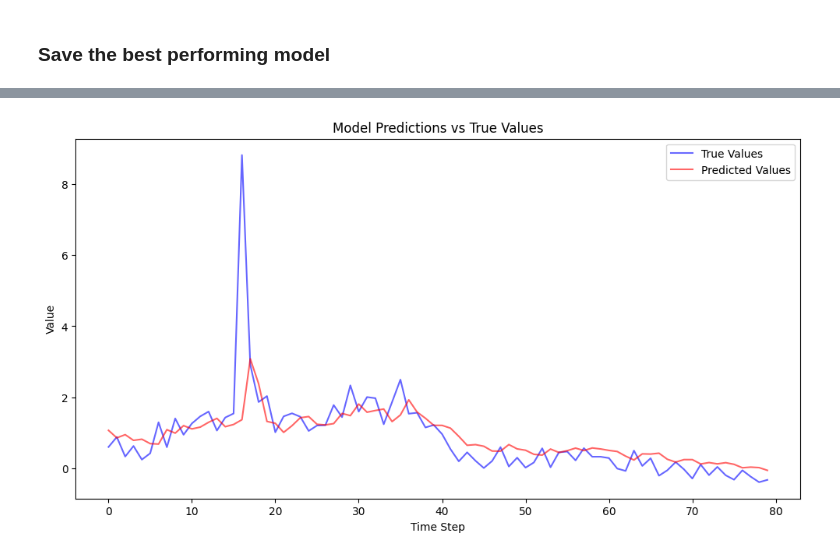
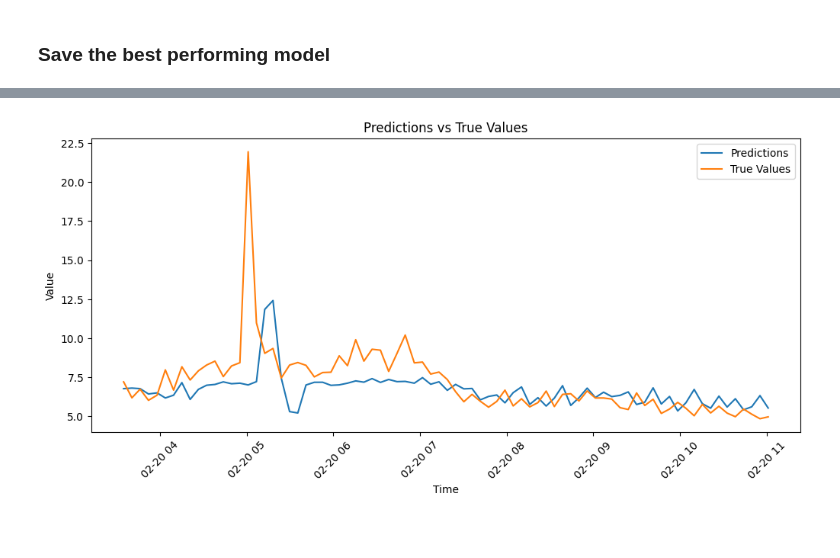
Before and after one commit to EthanSchmitt7/AAI540-final-project, a Jupyter notebook: test_model.ipynb, the cells around one changed output, grey strips where cells are left out. Drawn from its saved outputs; the diff is of its cells as text; code cells hidden in the pictures; blank space fills up the shorter version.

Commit message:
Revert test_model

```diff
--- a/test_model.ipynb
+++ b/test_model.ipynb
@@ -611,37 +599,36 @@ plt.show()
-# %%
-import matplotlib.pyplot as plt
-
-# Assuming you have a trained model, for example: `model`
-# Make predictions on the test dataset
-best_model.eval()  # Set the model to evaluation mode (important for things like dropout layers)
-predictions = []
-
-# Loop through the test DataLoader to get predictions
-with torch.no_grad():  # No need to track gradients during evaluation
-    for batch_X, _ in test_loader:  # We're only interested in the inputs, not the labels
-        batch_X = batch_X.unsqueeze(-1)
-
-        # Transfer to GPU if available
-        batch_X = batch_X.to(DEVICE)
-
-        output = best_model(batch_X)  # Get the model's predictions
-        predictions.append(output.cpu().numpy())
-
-# Concatenate all the batches' predictions
-predictions = np.concatenate(predictions, axis=0)
-
-# Convert predictions and actual values to a 1D array (since they're in sequence format)
-predictions = predictions.flatten()
-test_y_numpy = test_y.numpy().flatten()
-
-# Plotting the true vs predicted values
-plt.figure(figsize=(12, 6))
-plt.plot(test_y_numpy, label="True Values", color="blue", alpha=0.6)
-plt.plot(predictions, label="Predicted Values", color="red", alpha=0.6)
-plt.title("Model Predictions vs True Values")
-plt.xlabel("Time Step")
-plt.ylabel("Value")
-plt.legend()
-plt.show()
-# %% [output]
-[figure, removed]
+# %%
+best_model.eval()
+
+all_preds = []
+all_timestamps = []
+
+with torch.no_grad():
+    for batch_x, _ in test_loader:
+        predictions = best_model(batch_x.float())
+
+        # Convert predictions to numpy
+        preds_np = predictions.cpu().numpy()
+        all_preds.append(preds_np)
+
+# Concatenate all batches
+all_preds = np.concatenate(all_preds, axis=0)
+
+all_preds_inv = scaler.inverse_transform(all_preds)
+# %%
+test_timestamps = test_data["epoch"].values[SEQ_LEN + PRED_LEN :]
+
+true_values = scaler.inverse_transform(
+    test_data["value"].values[SEQ_LEN + PRED_LEN :].reshape(-1, 1)
+)
+
+plt.figure(figsize=(12, 5))
+plt.plot(test_timestamps, all_preds_inv, label="Predictions")
+plt.plot(test_timestamps, true_values, label="True Values")
+plt.xlabel("Time")
+plt.ylabel("Value")
+plt.title("Predictions vs True Values")
+plt.xticks(rotation=45)
+plt.legend()
+plt.show()
+# %% [output]
+[figure, added]
```
Also changed, not shown: parts of 35 cells of this notebook.
